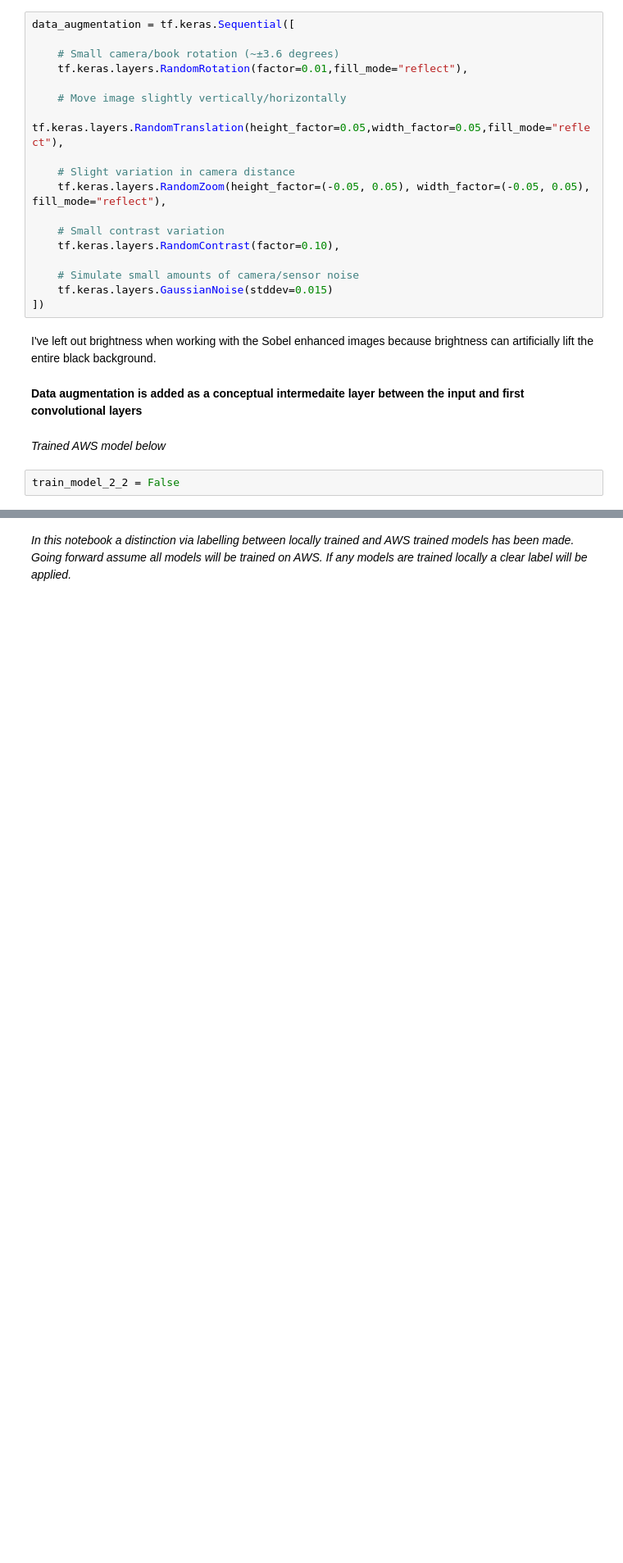
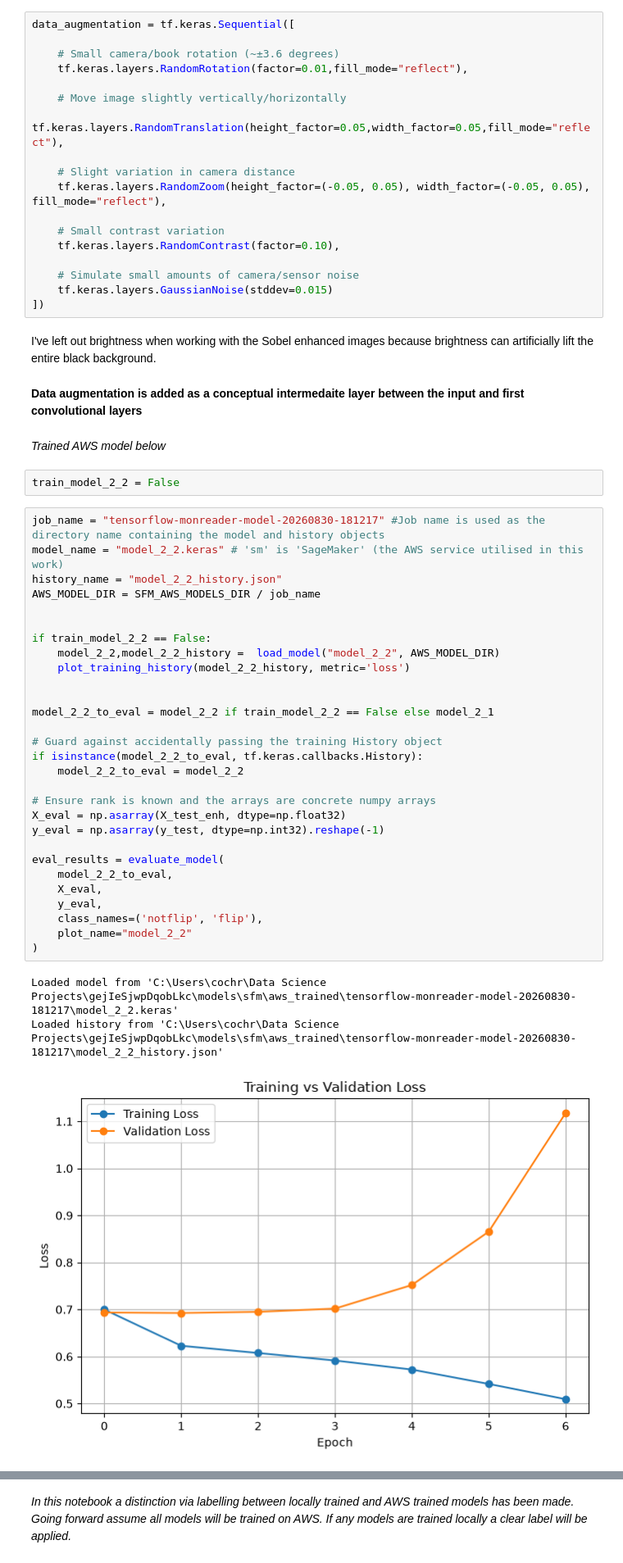
Before and after one commit to cameroncochrane/gejIeSjwpDqobLkc, a Jupyter notebook: notebooks/SFM_NB_4.ipynb, the cells around one changed output, grey strips where cells are left out. Shown at 82% size. Drawn from its saved outputs; the diff is of its cells as text; blank space fills up the shorter version.

```diff
--- a/notebooks/SFM_NB_4.ipynb
+++ b/notebooks/SFM_NB_4.ipynb
@@ -749,3 +749,36 @@ I've left out brightness when working with the Sobel enhanced images because bri
 *Trained AWS model below*
 # %%
 train_model_2_2 = False
+# %%
+job_name = "tensorflow-monreader-model-20260830-181217" #Job name is used as the directory name containing the model and history objects
+model_name = "model_2_2.keras" # 'sm' is 'SageMaker' (the AWS service utilised in this work)
+history_name = "model_2_2_history.json"
+AWS_MODEL_DIR = SFM_AWS_MODELS_DIR / job_name
+
+
+if train_model_2_2 == False:
+    model_2_2,model_2_2_history =  load_model("model_2_2", AWS_MODEL_DIR)
+    plot_training_history(model_2_2_history, metric='loss')
+
+
+model_2_2_to_eval = model_2_2 if train_model_2_2 == False else model_2_1
+
+# Guard against accidentally passing the training History object
+if isinstance(model_2_2_to_eval, tf.keras.callbacks.History):
+    model_2_2_to_eval = model_2_2
+
+# Ensure rank is known and the arrays are concrete numpy arrays
+X_eval = np.asarray(X_test_enh, dtype=np.float32)
+y_eval = np.asarray(y_test, dtype=np.int32).reshape(-1)
+
+eval_results = evaluate_model(
+    model_2_2_to_eval,
+    X_eval,
+    y_eval,
+    class_names=('notflip', 'flip'),
+    plot_name="model_2_2"
+)
+# %% [output]
+Loaded model from 'C:\Users\cochr\Data Science Projects\gejIeSjwpDqobLkc\models\sfm\aws_trained\tensorflow-monreader-model-20260830-181217\model_2_2.keras'
+Loaded history from 'C:\Users\cochr\Data Science Projects\gejIeSjwpDqobLkc\models\sfm\aws_trained\tensorflow-monreader-model-20260830-181217\model_2_2_history.json'
+[figure, added]
```
Also changed, not shown: parts of 4 cells of this notebook, 6 other files.
